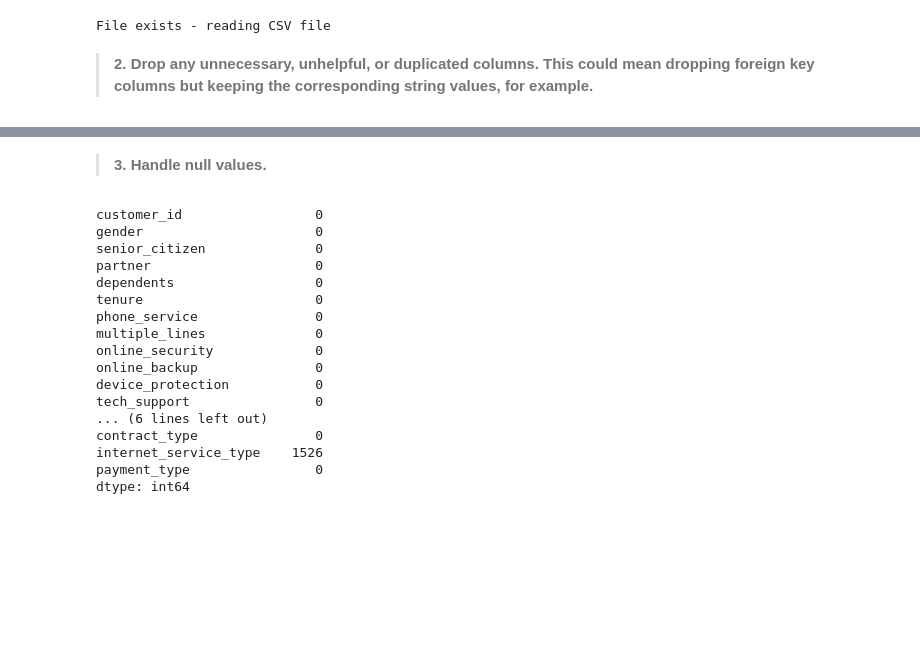
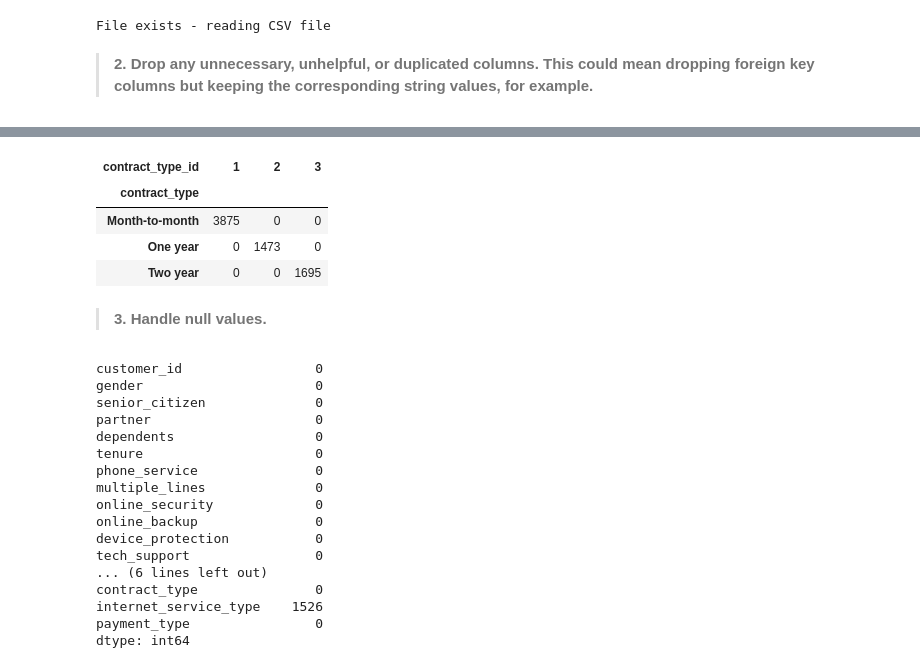
Before and after one commit to rabeka-branham/classification-exercises, a Jupyter notebook: prepare.ipynb, the cells around one changed output, grey strips where cells are left out. Saved outputs shown, nothing was run; the diff lists cells and outputs as text; code cells hidden in the pictures; blank space fills up the shorter version.

```diff
--- a/prepare.ipynb
+++ b/prepare.ipynb
@@ -130,3 +153,11 @@ File exists - reading CSV file
+# %%
+pd.crosstab(df_telco.contract_type,df_telco.contract_type_id)
+# %% [output]
+| contract_type_id | 1 | 2 | 3 |
+| contract_type |  |  |  |
+| Month-to-month | 3875 | 0 | 0 |
+| One year | 0 | 1473 | 0 |
+| Two year | 0 | 0 | 1695 |
 # %%
 df_telco = df_telco.drop(columns=['payment_type_id','internet_service_type_id','contract_type_id'])
 # %% [markdown]
```
Also changed, not shown: parts of 28 cells of this notebook.
